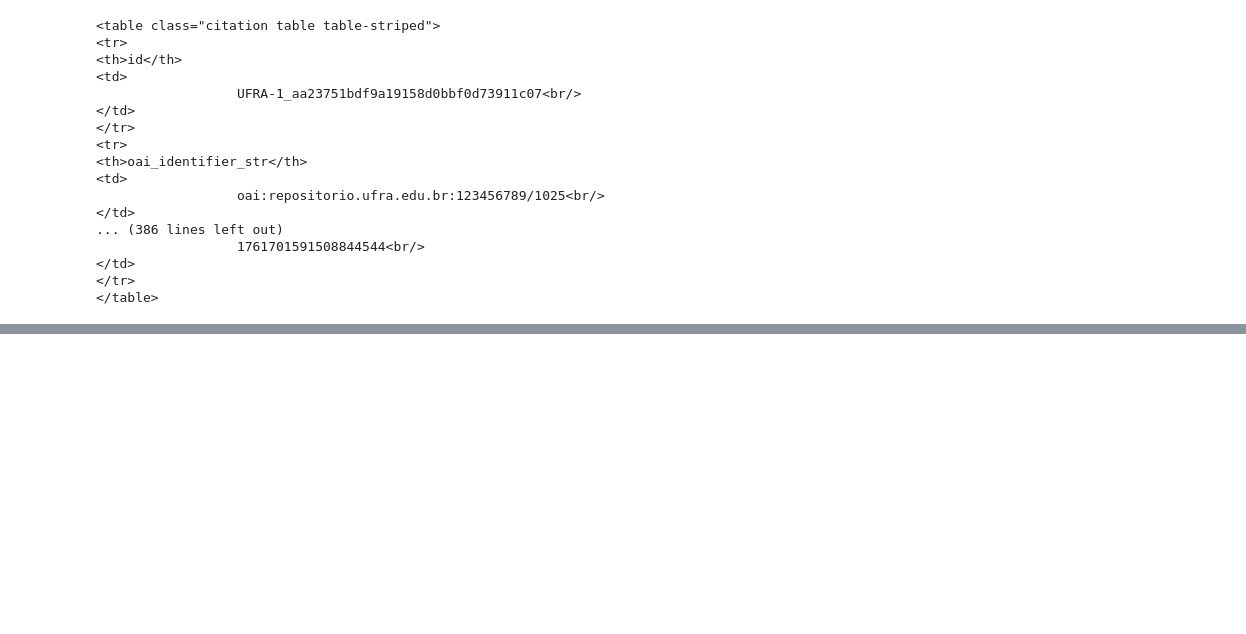
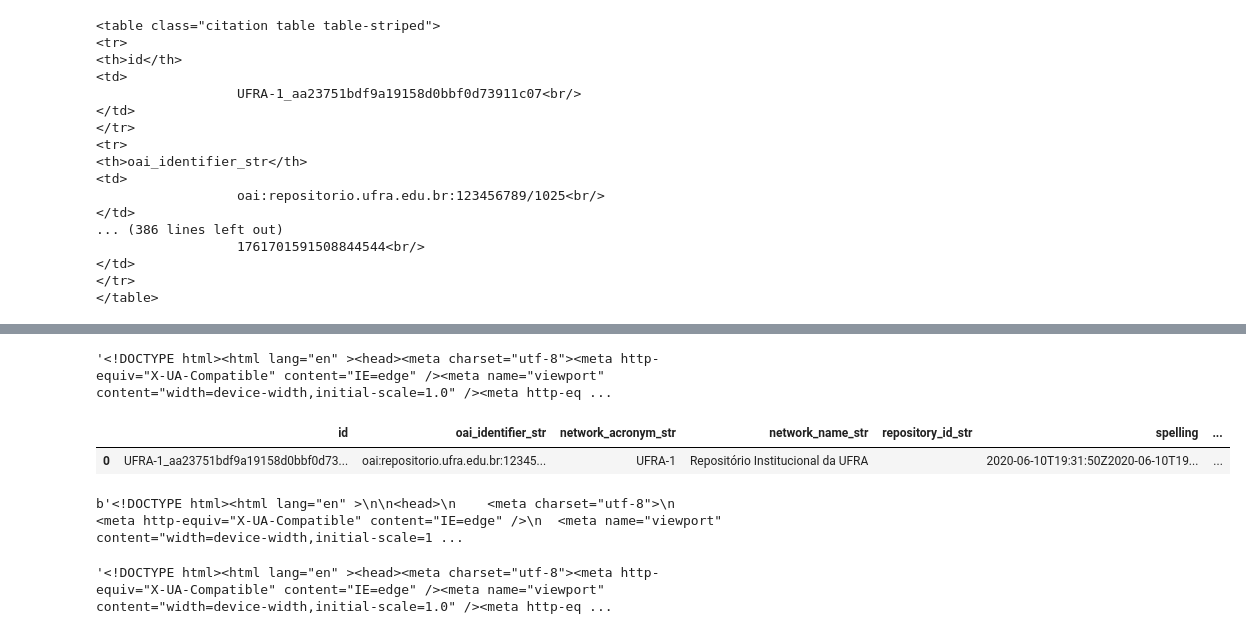
Before and after one commit to FranciscoFoz/programming-training, a Jupyter notebook: 11 - Web Scraping/web_scraping.ipynb, the cells around one changed output, grey strips where cells are left out. Cells and saved outputs as stored; diff of their text form; code cells hidden in the pictures; blank space fills up the shorter version.

```diff
--- a/11 - Web Scraping/web_scraping.ipynb
+++ b/11 - Web Scraping/web_scraping.ipynb
@@ -248,0 +206,69 @@ dicionario = {}
+# %%
+def trata_html(html):
+    '''
+    Esta função irá receber uma resposta http de uma de um endereço da web,
+    transformará os bytes do html em uma string e excluirá tabulações,
+    quabras de linhas e espaços dela.
+
+    input: String de um endereço da web
+    '''
+    #Transformando de btes para string
+    html = html.decode('utf-8')
+
+    #Excluindo tabulação, quebra de linha e espaços em branco das TAGs
+    html = " ".join(html.split()).replace('> <', '><')
+
+    return html
+# %%
+html = trata_html(html)
+html
+# %% [output]
+'<!DOCTYPE html><html lang="en" ><head><meta charset="utf-8"><meta http-equiv="X-UA-Compatible" content="IE=edge" /><meta name="viewport" content="width=device-width,initial-scale=1.0" /><meta http-eq ...
+# %%
+soup = BeautifulSoup(html,'html.parser')
+
+table = soup.find('table',{'class':'citation table table-striped'})
+
+data = {}
+for row in table.find_all('tr'):
+    th = row.find('th').get_text()
+    td = row.find('td').get_text()
+    data[th] = td
+
+metadados_separados_ponto_virgula = ['author_facet','author2','author2_role','dc.contributor.author.fl_str_mv',
+                                     'dc.contributor.authorLattes.fl_str_mv','dc.subject.eng.fl_str_mv','topic',
+                                     'dc.source.none.fl_str_mv']
+
+for metadado in metadados_separados_ponto_virgula:
+    data[metadado] = data[metadado].replace('\n                  ',';').replace(';', '', 1)
+
+for key in data:
+    data[key] = data[key].replace('\n                  ', '').replace('\n', '')
+
+df = pd.DataFrame([data])
+df
+# %% [output]
+|  | id | oai_identifier_str | network_acronym_str | network_name_str | repository_id_str | spelling | ... |
+| 0 | UFRA-1_aa23751bdf9a19158d0bbf0d73... | oai:repositorio.ufra.edu.br:12345... | UFRA-1 | Repositório Institucional da UFRA |  | 2020-06-10T19:31:50Z2020-06-10T19... | ... |
+# %%
+url = 'https://oasisbr.ibict.br/vufind/Search/Results?lookfor=&type=AllFields'
+headers = {'User-Agent': 'Mozilla/5.0 (X11; Linux x86_64) AppleWebKit/537.36 (KHTML, like Gecko) Chrome/110.0.0.0 Safari/537.36'}
+
+try:
+    req = Request(url, headers= headers)
+    response = urlopen(req)
+    html = response.read()
+    print(html)
+
+except HTTPError as e:
+    print(e.status, e.reason)
+
+except URLError as e:
+    print(e.reason)
+# %% [output]
+b'<!DOCTYPE html><html lang="en" >\n\n<head>\n    <meta charset="utf-8">\n  <meta http-equiv="X-UA-Compatible" content="IE=edge" />\n  <meta name="viewport" content="width=device-width,initial-scale=1 ...
+# %%
+html = trata_html(html)
+html
+# %% [output]
+'<!DOCTYPE html><html lang="en" ><head><meta charset="utf-8"><meta http-equiv="X-UA-Compatible" content="IE=edge" /><meta name="viewport" content="width=device-width,initial-scale=1.0" /><meta http-eq ...
```
Also changed, not shown: parts of 12 cells of this notebook.
